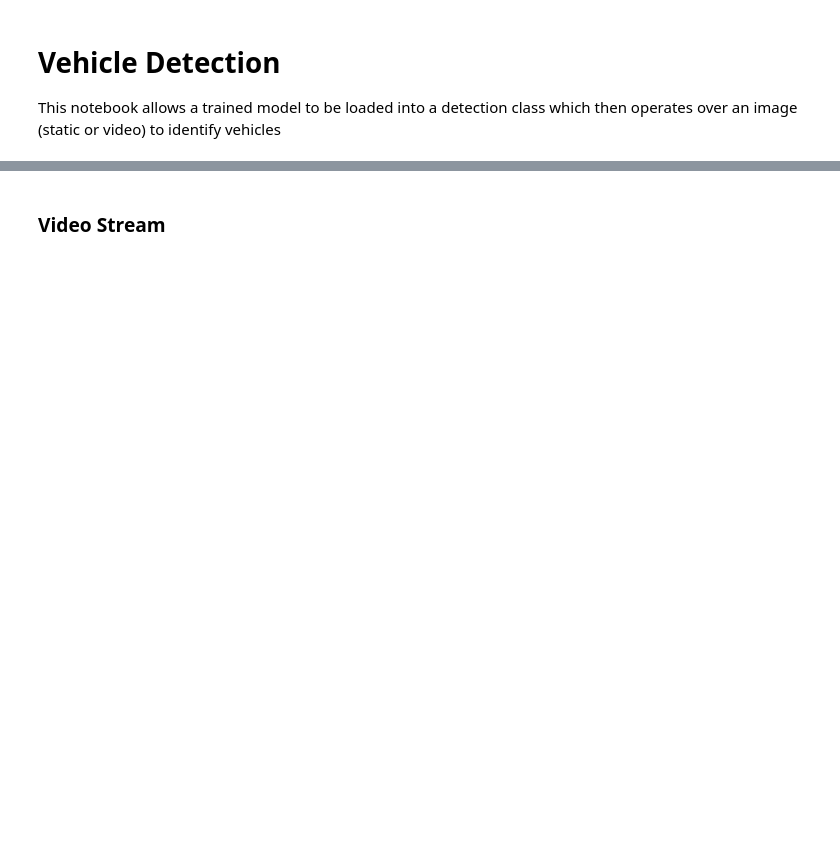
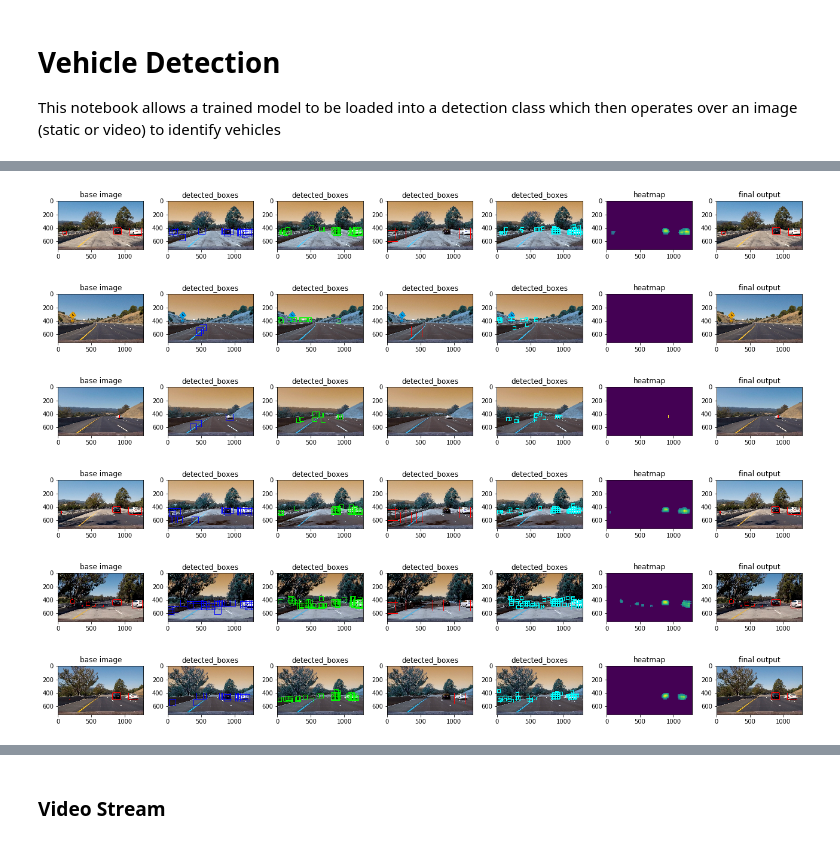
Before and after one commit to escolmebartlebooth/usdc-t1-p5-vehicle-detection, a Jupyter notebook: vehicle_detection.ipynb, the cells around one changed output, grey strips where cells are left out. Cells and saved outputs as stored; diff of their text form; code cells hidden in the pictures; blank space fills up the shorter version.

```diff
--- a/vehicle_detection.ipynb
+++ b/vehicle_detection.ipynb
@@ -399,3 +479,18 @@ print_img(img_list)
+# %%
+imgs = glob.glob('test_images/*.jpg', recursive=True)
+for img in imgs:
+    detector = vehicle_detector(features, model, scaler, add_lanes=False,
+                                scales=[(1.5, (400,656)), (1, (350,550)), (2.5, (400,656)), (0.75, (350,550))],
+                                threshold=[10,1])
+    img = cv2.imread(img)
+    detector.process_static_image(img)
+# %% [output]
+[figure, added]
+[figure, added]
+[figure, added]
+[figure, added]
+[figure, added]
+[figure, added]
 # %%
 # let's do the test images...
 imgs = glob.glob('test_images/*.jpg', recursive=True)
```
Also changed, not shown: parts of 7 cells of this notebook, 1 other file.
